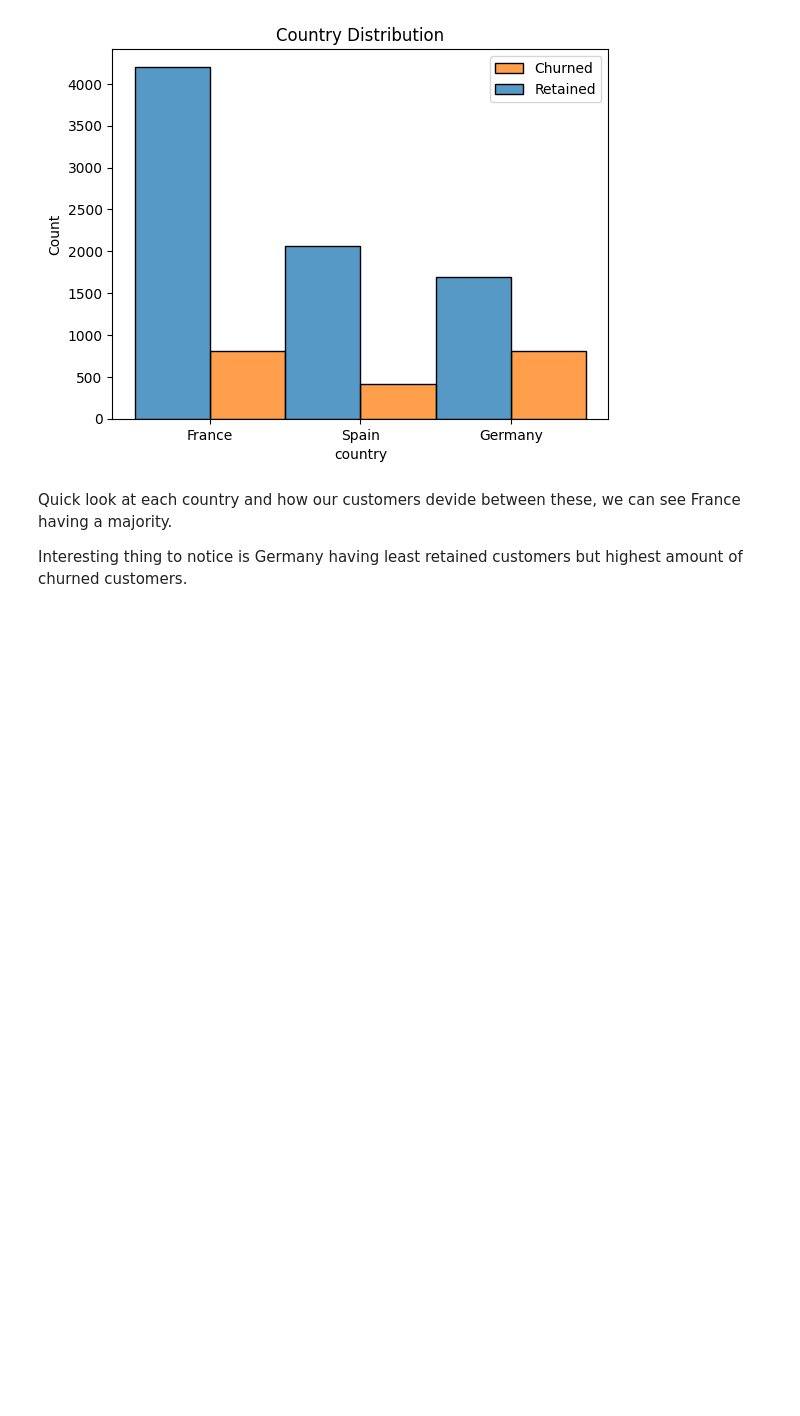
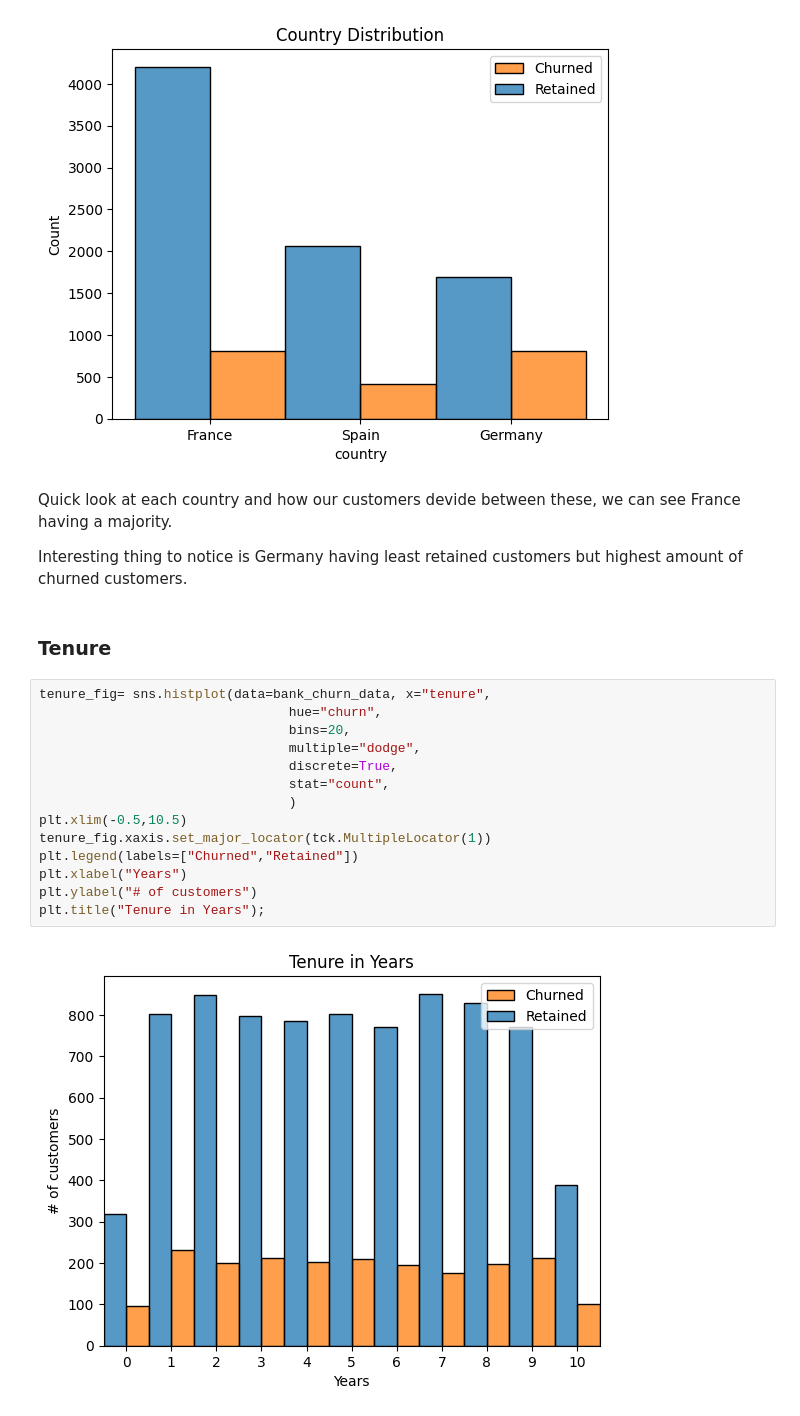
Before and after one commit to ArvydasKacinas/Bank-Customer-Churn, a Jupyter notebook: ML_Notebook.ipynb, the cells around one changed output. Cells and saved outputs as stored; diff of their text form; blank space fills up the shorter version.

```diff
--- a/ML_Notebook.ipynb
+++ b/ML_Notebook.ipynb
@@ -175,3 +176,21 @@ plt.title("Country Distribution");
 Quick look at each country and how our customers devide between these, we can see France having a majority.
 
 Interesting thing to notice is Germany having least retained customers but highest amount of churned customers.
+# %% [markdown]
+### Tenure
+# %%
+tenure_fig= sns.histplot(data=bank_churn_data, x="tenure",
+                                hue="churn",
+                                bins=20,
+                                multiple="dodge",
+                                discrete=True,
+                                stat="count",
+                                )
+plt.xlim(-0.5,10.5)
+tenure_fig.xaxis.set_major_locator(tck.MultipleLocator(1))
+plt.legend(labels=["Churned","Retained"])
+plt.xlabel("Years")
+plt.ylabel("# of customers")
+plt.title("Tenure in Years");
+# %% [output]
+[figure, added]
```
Also changed, not shown: parts of 23 cells of this notebook, 1 other file.
